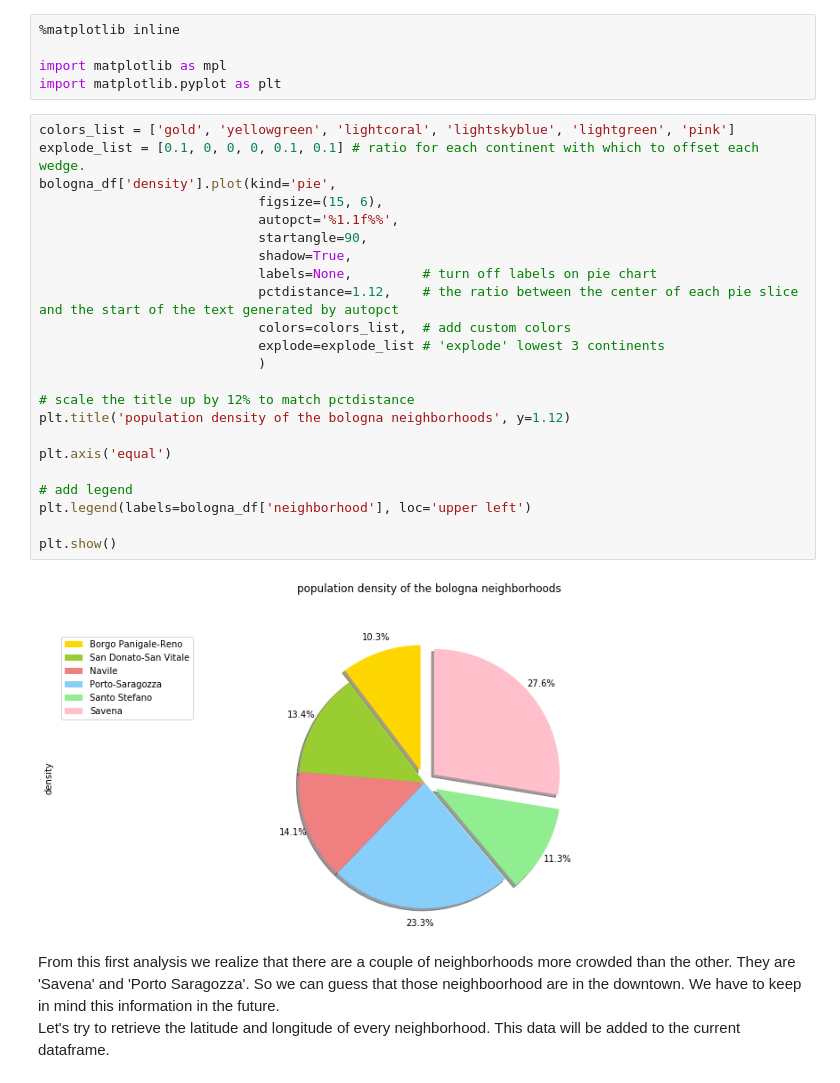
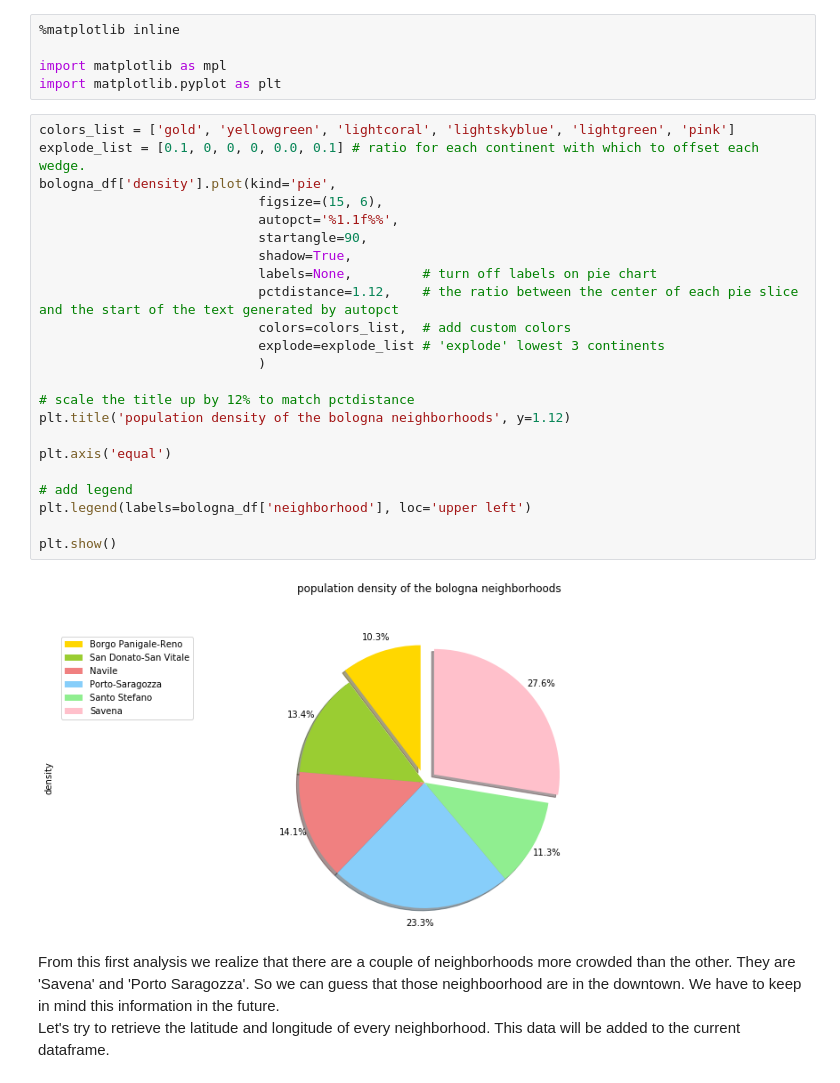
Before and after one commit to fabioantonini/Applied-Data-Science-Coursera-Capstone, a Jupyter notebook: Applied Data Science Capstone.ipynb, the cells around one changed output. Saved outputs shown, nothing was run; the diff lists cells and outputs as text.

```diff
--- a/Applied Data Science Capstone.ipynb
+++ b/Applied Data Science Capstone.ipynb
@@ -152,29 +148,29 @@ import matplotlib as mpl
 import matplotlib.pyplot as plt
 # %%
 colors_list = ['gold', 'yellowgreen', 'lightcoral', 'lightskyblue', 'lightgreen', 'pink']
-explode_list = [0.1, 0, 0, 0, 0.1, 0.1] # ratio for each continent with which to offset each wedge.
+explode_list = [0.1, 0, 0, 0, 0.0, 0.1] # ratio for each continent with which to offset each wedge.
 bologna_df['density'].plot(kind='pie',
                             figsize=(15, 6),
                             autopct='%1.1f%%',
                             startangle=90,
                             shadow=True,
                             labels=None,         # turn off labels on pie chart
                             pctdistance=1.12,    # the ratio between the center of each pie slice and the start of the text generated by autopct
                             colors=colors_list,  # add custom colors
                             explode=explode_list # 'explode' lowest 3 continents
                             )
 
 # scale the title up by 12% to match pctdistance
 plt.title('population density of the bologna neighborhoods', y=1.12)
 
 plt.axis('equal')
 
 # add legend
 plt.legend(labels=bologna_df['neighborhood'], loc='upper left')
 
 plt.show()
 # %% [output]
-[figure, old version]
+[figure, new version]
 # %% [markdown]
 From this first analysis we realize that there are a couple of neighborhoods more crowded than the other. They are 'Savena' and 'Porto Saragozza'. So we can guess that those neighboorhood are in the downtown. We have to keep in mind this information in the future.<br/>
 Let's try to retrieve the latitude and longitude of every neighborhood. This data will be added to the current dataframe.
```
Also changed, not shown: parts of 19 cells of this notebook, 8 other files.
